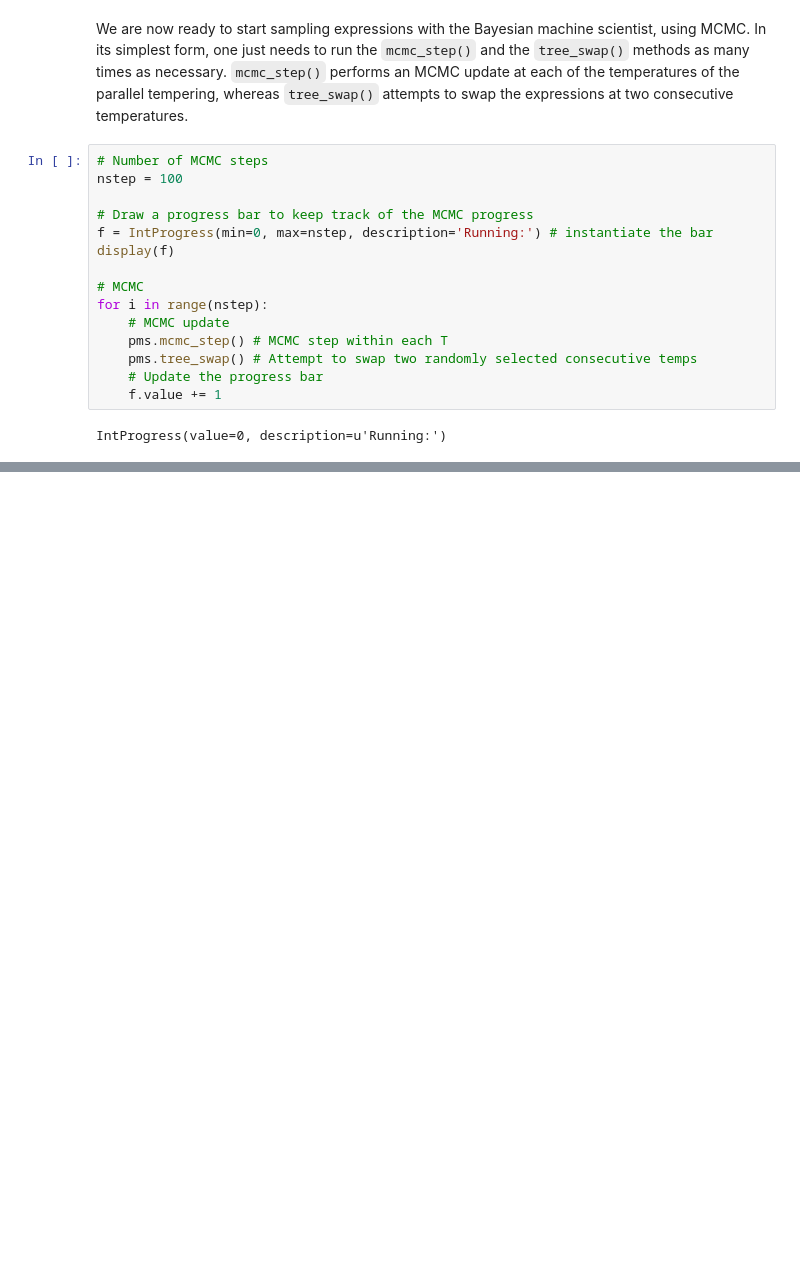
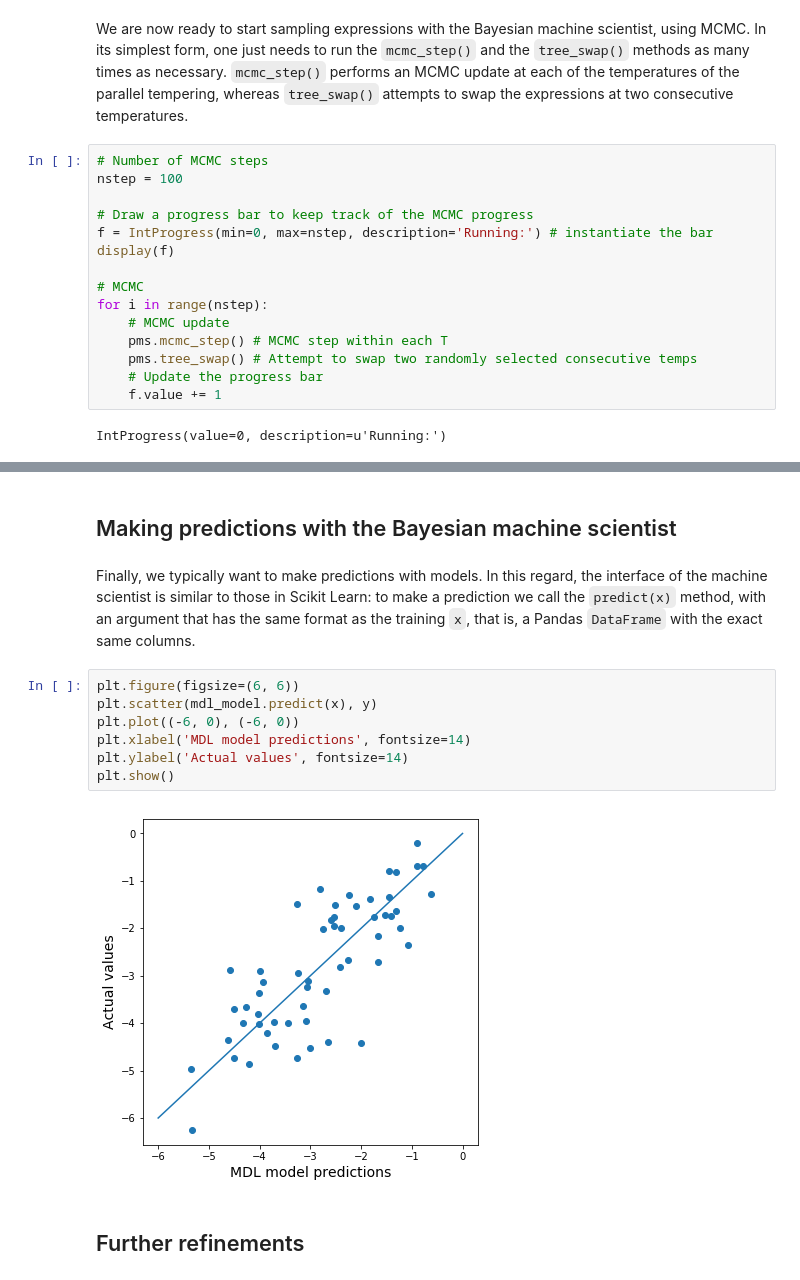
Before and after one commit to AutoResearch/autora, a Jupyter notebook: Tutorial.ipynb, the cells around one changed output, grey strips where cells are left out. Drawn from its saved outputs; the diff is of its cells as text; blank space fills up the shorter version.

```diff
--- a/Tutorial.ipynb
+++ b/Tutorial.ipynb
@@ -130,0 +139,15 @@ plt.plot(description_lengths)
+# %% [markdown]
+## Making predictions with the Bayesian machine scientist
+# %% [markdown]
+Finally, we typically want to make predictions with models. In this regard, the interface of the machine scientist is similar to those in Scikit Learn: to make a prediction we call the `predict(x)` method, with an argument that has the same format as the training `x`, that is, a Pandas `DataFrame` with the exact same columns.
+# %%
+plt.figure(figsize=(6, 6))
+plt.scatter(mdl_model.predict(x), y)
+plt.plot((-6, 0), (-6, 0))
+plt.xlabel('MDL model predictions', fontsize=14)
+plt.ylabel('Actual values', fontsize=14)
+plt.show()
+# %% [output]
+[figure, added]
+# %% [markdown]
+## Further refinements
```
Also changed, not shown: parts of 11 cells of this notebook.
